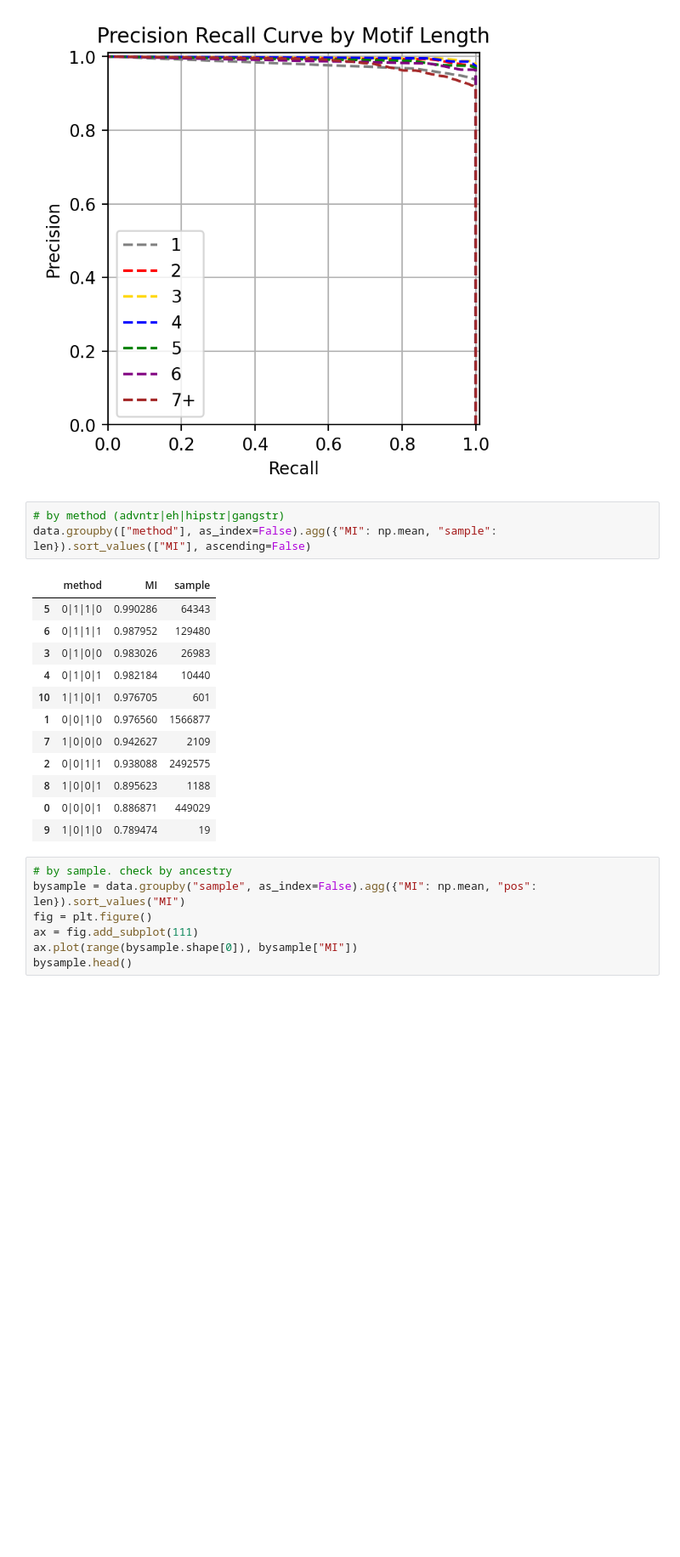
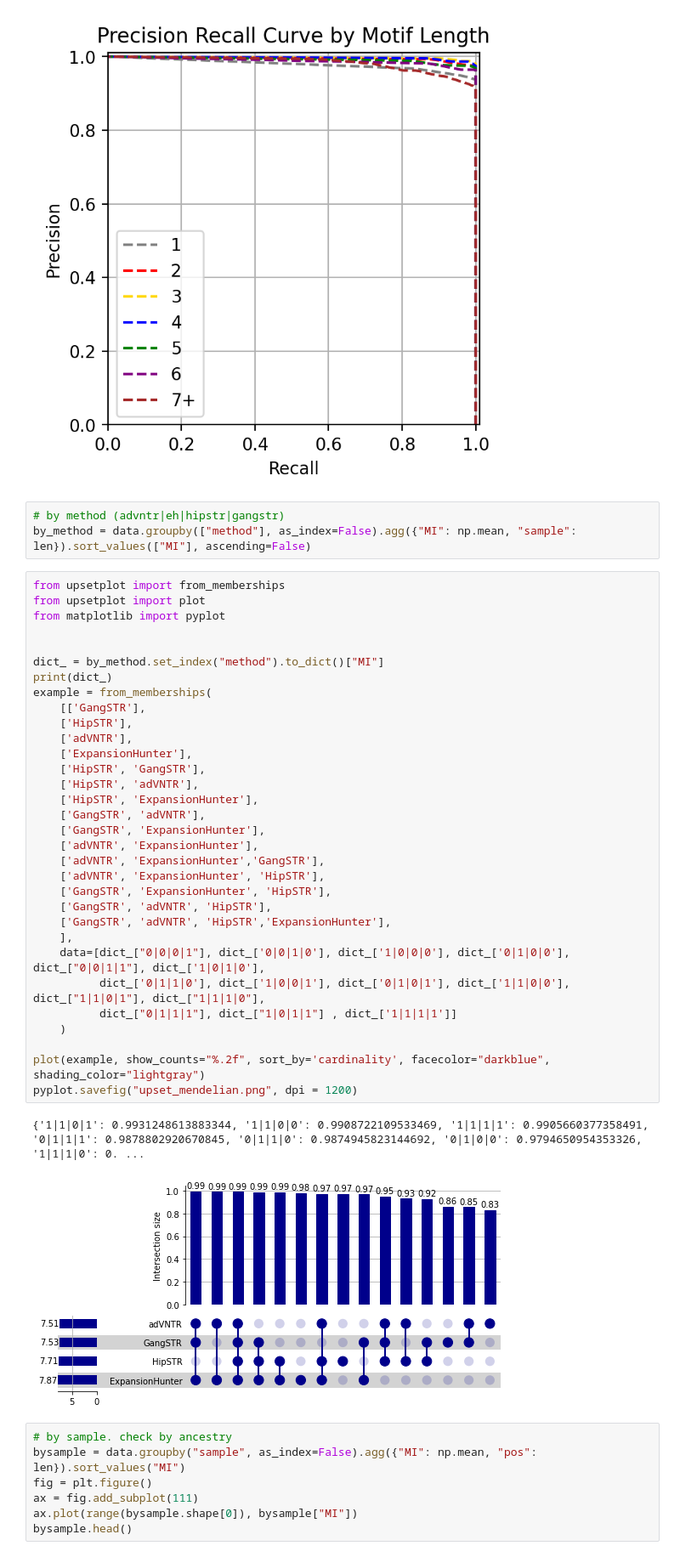
Before and after one commit to gymreklab/1000Genomes-TR-Analysis, a Jupyter notebook: mend/MendelianInheritanceAnalysis.ipynb, the cells around one changed output. Shown at 85% size. Saved outputs shown, nothing was run; the diff lists cells and outputs as text; blank space fills up the shorter version.

```diff
--- a/mend/MendelianInheritanceAnalysis.ipynb
+++ b/mend/MendelianInheritanceAnalysis.ipynb
@@ -153,20 +148,42 @@ plt.legend(loc='lower left')
 [figure]
 # %%
 # by method (advntr|eh|hipstr|gangstr)
-data.groupby(["method"], as_index=False).agg({"MI": np.mean, "sample": len}).sort_values(["MI"], ascending=False)
+by_method = data.groupby(["method"], as_index=False).agg({"MI": np.mean, "sample": len}).sort_values(["MI"], ascending=False)
-# %% [output]
-|  | method | MI | sample |
-| 5 | 0|1|1|0 | 0.990286 | 64343 |
-| 6 | 0|1|1|1 | 0.987952 | 129480 |
-| 3 | 0|1|0|0 | 0.983026 | 26983 |
-| 4 | 0|1|0|1 | 0.982184 | 10440 |
-| 10 | 1|1|0|1 | 0.976705 | 601 |
-| 1 | 0|0|1|0 | 0.976560 | 1566877 |
-| 7 | 1|0|0|0 | 0.942627 | 2109 |
-| 2 | 0|0|1|1 | 0.938088 | 2492575 |
-| 8 | 1|0|0|1 | 0.895623 | 1188 |
-| 0 | 0|0|0|1 | 0.886871 | 449029 |
-| 9 | 1|0|1|0 | 0.789474 | 19 |
+# %%
+from upsetplot import from_memberships
+from upsetplot import plot
+from matplotlib import pyplot
+
+
+dict_ = by_method.set_index("method").to_dict()["MI"]
+print(dict_)
+example = from_memberships(
+    [['GangSTR'],
+    ['HipSTR'],
+    ['adVNTR'],
+    ['ExpansionHunter'],
+    ['HipSTR', 'GangSTR'],
+    ['HipSTR', 'adVNTR'],
+    ['HipSTR', 'ExpansionHunter'],
+    ['GangSTR', 'adVNTR'],
+    ['GangSTR', 'ExpansionHunter'],
+    ['adVNTR', 'ExpansionHunter'],
+    ['adVNTR', 'ExpansionHunter','GangSTR'],
+    ['adVNTR', 'ExpansionHunter', 'HipSTR'],
+    ['GangSTR', 'ExpansionHunter', 'HipSTR'],
+    ['GangSTR', 'adVNTR', 'HipSTR'],
+    ['GangSTR', 'adVNTR', 'HipSTR','ExpansionHunter'],
+    ],
+    data=[dict_["0|0|0|1"], dict_['0|0|1|0'], dict_['1|0|0|0'], dict_['0|1|0|0'], dict_["0|0|1|1"], dict_['1|0|1|0'],
+          dict_['0|1|1|0'], dict_['1|0|0|1'], dict_['0|1|0|1'], dict_['1|1|0|0'], dict_["1|1|0|1"], dict_["1|1|1|0"],
+          dict_["0|1|1|1"], dict_["1|0|1|1"] , dict_['1|1|1|1']]
+    )
+
+plot(example, show_counts="%.2f", sort_by='cardinality', facecolor="darkblue", shading_color="lightgray")
+pyplot.savefig("upset_mendelian.png", dpi = 1200)
+# %% [output]
+{'1|1|0|1': 0.9931248613883344, '1|1|0|0': 0.9908722109533469, '1|1|1|1': 0.9905660377358491, '0|1|1|1': 0.9878802920670845, '0|1|1|0': 0.9874945823144692, '0|1|0|0': 0.9794650954353326, '1|1|1|0': 0. ...
+[figure, added]
 # %%
 # by sample. check by ancestry
 bysample = data.groupby("sample", as_index=False).agg({"MI": np.mean, "pos": len}).sort_values("MI")
```
Also changed, not shown: parts of 9 cells of this notebook.
